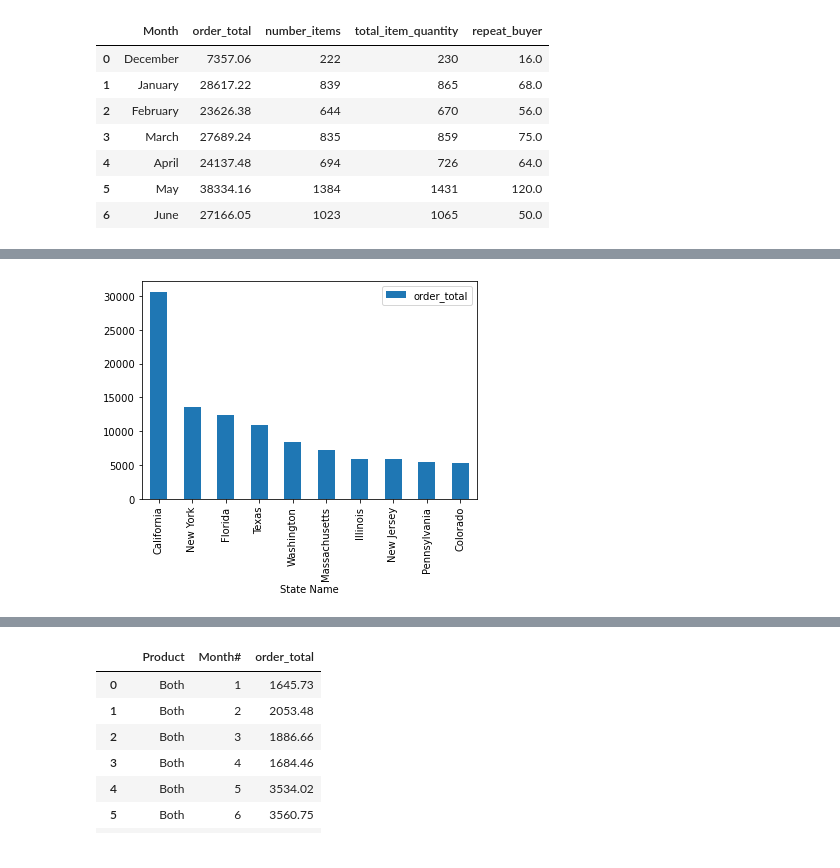
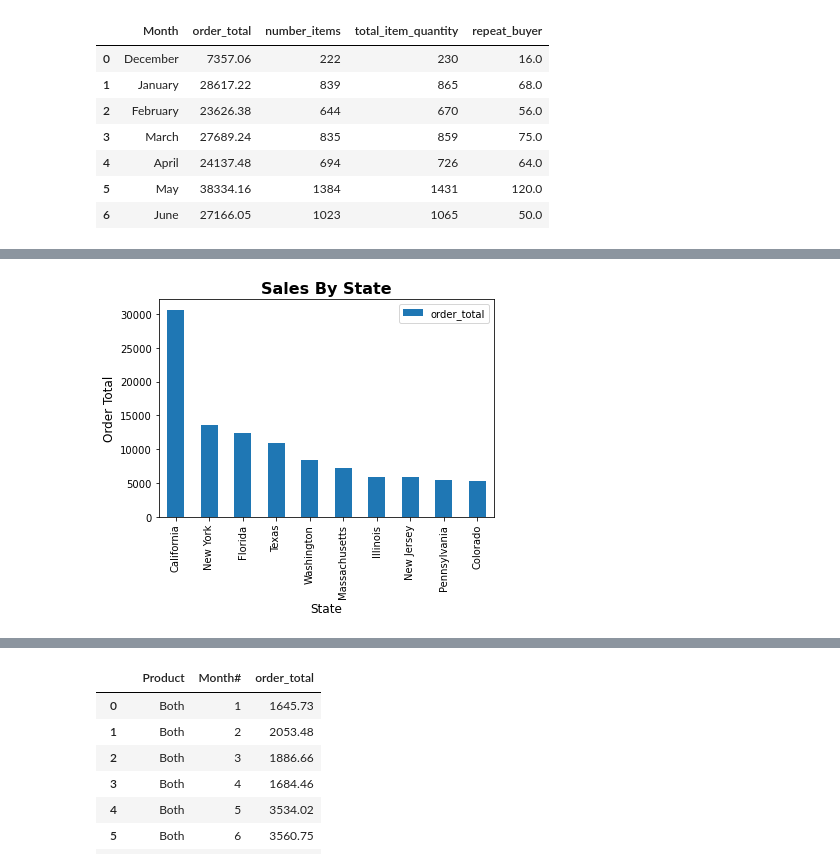
Before and after one commit to rstrong341/Bamboo_Advertising_Report, a Jupyter notebook: Orders_Viz.ipynb, the cells around one changed output, grey strips where cells are left out. Drawn from its saved outputs; the diff is of its cells as text; code cells hidden in the pictures.

```diff
--- a/Orders_Viz.ipynb
+++ b/Orders_Viz.ipynb
@@ -139,8 +156,12 @@ plt.show()
 total_df = state.sort_values(by='order_total', ascending=False).head(10)
 # %%
 ax = total_df.plot.bar(x='State Name', y='order_total', rot=90)
+ax.set_xlabel("State", fontsize=12)
+ax.set_ylabel("Order Total", fontsize=12)
+ax.set_title("Sales By State", fontsize=16, fontweight="bold")
+plt.show()
 # %% [output]
-[figure, old version]
+[figure, new version]
 # %%
 df
 # %% [output]
```
Also changed, not shown: parts of 5 cells of this notebook, 5 other files.
